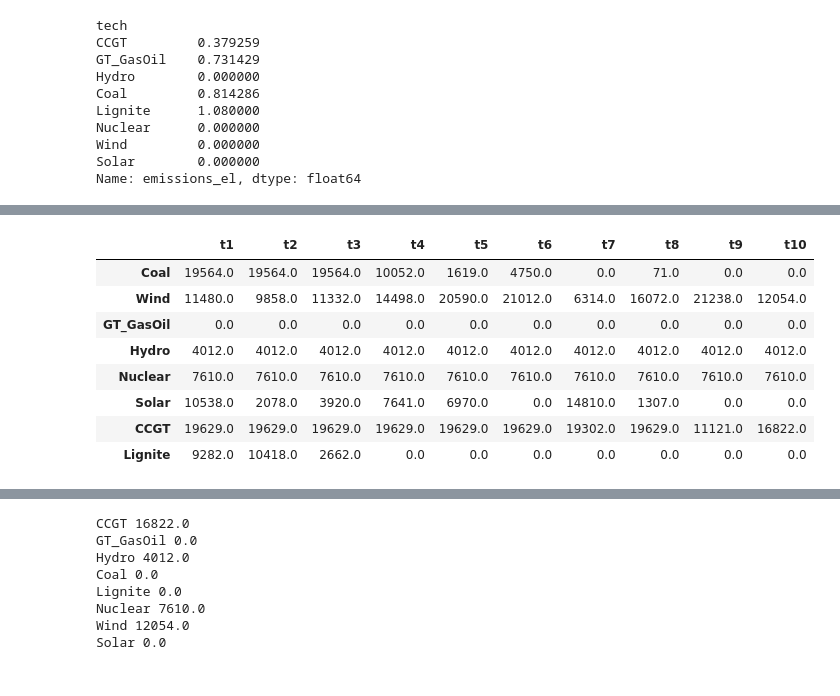
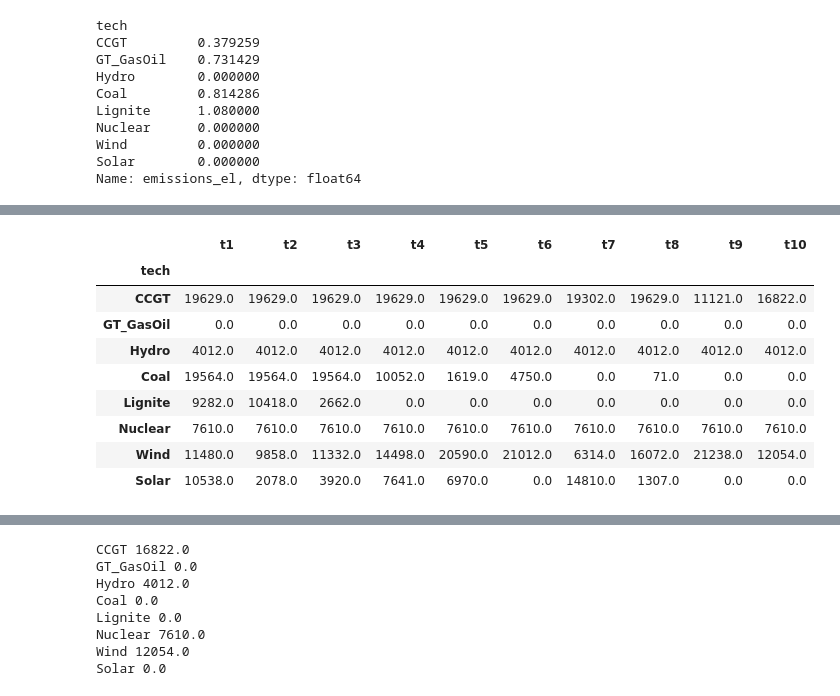
Before and after one commit to tllsngnzlz/ensys-pyomo, a Jupyter notebook: simple_example.ipynb, the cells around one changed output, grey strips where cells are left out. Cells and saved outputs as stored; diff of their text form; code cells hidden in the pictures.

```diff
--- a/simple_example.ipynb
+++ b/simple_example.ipynb
@@ -131,17 +136,20 @@ def model_solve (timestep, co2=False):
 # %%
+co2_price = True # toggle co2 False and True for co2-price
 result_df = pd.DataFrame()
 for t in load.columns.values:
-    model, results = model_solve(t, co2=True)
+    model, results = model_solve(t, co2_price)
     for gen in model.x:
         result_df.loc[gen,t] = model.x[gen].value
+result_df = result_df.reindex(tech_data.index) #same order as tech_data
 result_df
 # %% [output]
 |  | t1 | t2 | t3 | t4 | t5 | t6 | t7 | t8 | t9 | t10 |
-| Coal | 19564.0 | 19564.0 | 19564.0 | 10052.0 | 1619.0 | 4750.0 | 0.0 | 71.0 | 0.0 | 0.0 |
-| Wind | 11480.0 | 9858.0 | 11332.0 | 14498.0 | 20590.0 | 21012.0 | 6314.0 | 16072.0 | 21238.0 | 12054.0 |
+| tech |  |  |  |  |  |  |  |  |  |  |
+| CCGT | 19629.0 | 19629.0 | 19629.0 | 19629.0 | 19629.0 | 19629.0 | 19302.0 | 19629.0 | 11121.0 | 16822.0 |
 | GT_GasOil | 0.0 | 0.0 | 0.0 | 0.0 | 0.0 | 0.0 | 0.0 | 0.0 | 0.0 | 0.0 |
 | Hydro | 4012.0 | 4012.0 | 4012.0 | 4012.0 | 4012.0 | 4012.0 | 4012.0 | 4012.0 | 4012.0 | 4012.0 |
+| Coal | 19564.0 | 19564.0 | 19564.0 | 10052.0 | 1619.0 | 4750.0 | 0.0 | 71.0 | 0.0 | 0.0 |
+| Lignite | 9282.0 | 10418.0 | 2662.0 | 0.0 | 0.0 | 0.0 | 0.0 | 0.0 | 0.0 | 0.0 |
 | Nuclear | 7610.0 | 7610.0 | 7610.0 | 7610.0 | 7610.0 | 7610.0 | 7610.0 | 7610.0 | 7610.0 | 7610.0 |
+| Wind | 11480.0 | 9858.0 | 11332.0 | 14498.0 | 20590.0 | 21012.0 | 6314.0 | 16072.0 | 21238.0 | 12054.0 |
 | Solar | 10538.0 | 2078.0 | 3920.0 | 7641.0 | 6970.0 | 0.0 | 14810.0 | 1307.0 | 0.0 | 0.0 |
-| CCGT | 19629.0 | 19629.0 | 19629.0 | 19629.0 | 19629.0 | 19629.0 | 19302.0 | 19629.0 | 11121.0 | 16822.0 |
-| Lignite | 9282.0 | 10418.0 | 2662.0 | 0.0 | 0.0 | 0.0 | 0.0 | 0.0 | 0.0 | 0.0 |
```
Also changed, not shown: parts of 8 cells of this notebook.
